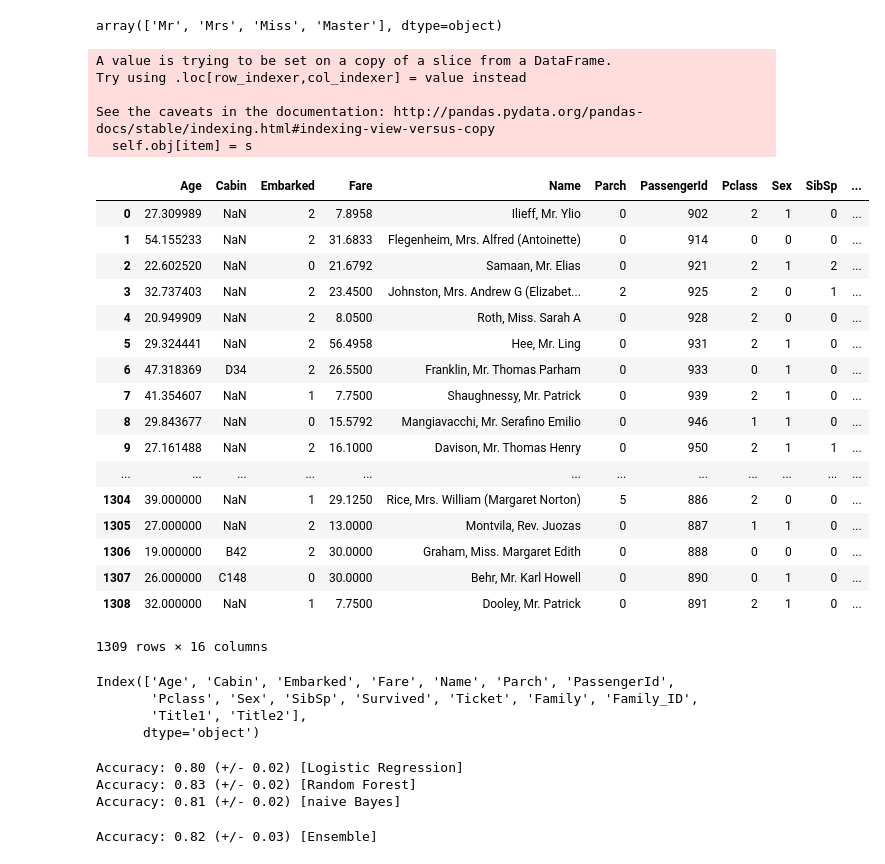
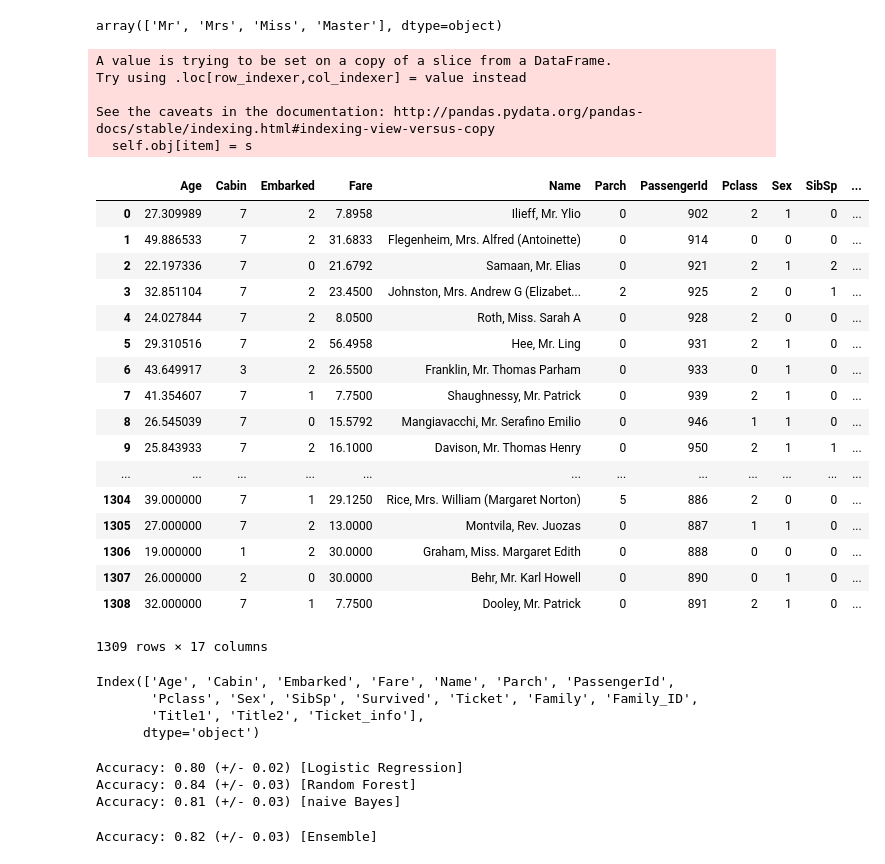
Before and after one commit to davidchiou/titanic_kaggle, a Jupyter notebook: Titanic_own_version.ipynb, the cells around one changed output. Saved outputs shown, nothing was run; the diff lists cells and outputs as text; code cells hidden in the pictures.

```diff
--- a/Titanic_own_version.ipynb
+++ b/Titanic_own_version.ipynb
@@ -160,48 +160,54 @@ array(['Mr', 'Mrs', 'Miss', 'Master'], dtype=object)
 data['Embarked'] = data['Embarked'].fillna('S')
 # %%
 data['Fare'] = data['Fare'].fillna(data['Fare'].median())
+# %%
+data['Ticket_info'] = data['Ticket'].apply(lambda x : x.replace(".","").replace("/","").strip().split(' ')[0] if not x.isdigit() else 'X')
+# %%
+data["Cabin"] = data['Cabin'].apply(lambda x : str(x)[0] if not pd.isnull(x) else 'NoCabin')
 # %%
 data['Sex'] = data['Sex'].astype('category').cat.codes
 data['Embarked'] = data['Embarked'].astype('category').cat.codes
 data['Pclass'] = data['Pclass'].astype('category').cat.codes
 data['Title2'] = data['Title2'].astype('category').cat.codes
 data['Title1'] = data['Title1'].astype('category').cat.codes
+data['Cabin'] = data['Cabin'].astype('category').cat.codes
+data['Ticket_info'] = data['Ticket_info'].astype('category').cat.codes
 # %%
 dataAgeNull = data[data["Age"].isnull()]
 dataAgeNotNull = data[data["Age"].notnull()]
 from sklearn.ensemble import RandomForestRegressor
-ageColumns = ['Embarked', 'Fare', 'Pclass', 'Sex', 'Family', 'Title1','Title2', 'SibSp', 'Parch']
+ageColumns = ['Embarked', 'Fare', 'Pclass', 'Sex', 'Family', 'Title1','Title2', 'SibSp', 'Parch', 'Cabin', 'Ticket_info']
 clf = RandomForestRegressor(n_estimators=2000,random_state=42)
 clf.fit(dataAgeNotNull[ageColumns], dataAgeNotNull['Age'])
 ageNullValues = clf.predict(dataAgeNull[ageColumns])
 dataAgeNull.loc[:,"Age"] = ageNullValues
 data = dataAgeNull.append(dataAgeNotNull)
 data.reset_index(inplace=True, drop=True)
 data
 # %% [output]
 A value is trying to be set on a copy of a slice from a DataFrame.
 Try using .loc[row_indexer,col_indexer] = value instead
 
 See the caveats in the documentation: http://pandas.pydata.org/pandas-docs/stable/indexing.html#indexing-view-versus-copy
   self.obj[item] = s
 |  | Age | Cabin | Embarked | Fare | Name | Parch | PassengerId | Pclass | Sex | SibSp | ... |
-| 0 | 27.309989 | NaN | 2 | 7.8958 | Ilieff, Mr. Ylio | 0 | 902 | 2 | 1 | 0 | ... |
-| 1 | 54.155233 | NaN | 2 | 31.6833 | Flegenheim, Mrs. Alfred (Antoinette) | 0 | 914 | 0 | 0 | 0 | ... |
-| 2 | 22.602520 | NaN | 0 | 21.6792 | Samaan, Mr. Elias | 0 | 921 | 2 | 1 | 2 | ... |
-| 3 | 32.737403 | NaN | 2 | 23.4500 | Johnston, Mrs. Andrew G (Elizabet... | 2 | 925 | 2 | 0 | 1 | ... |
-| 4 | 20.949909 | NaN | 2 | 8.0500 | Roth, Miss. Sarah A | 0 | 928 | 2 | 0 | 0 | ... |
-| 5 | 29.324441 | NaN | 2 | 56.4958 | Hee, Mr. Ling | 0 | 931 | 2 | 1 | 0 | ... |
-| 6 | 47.318369 | D34 | 2 | 26.5500 | Franklin, Mr. Thomas Parham | 0 | 933 | 0 | 1 | 0 | ... |
-| 7 | 41.354607 | NaN | 1 | 7.7500 | Shaughnessy, Mr. Patrick | 0 | 939 | 2 | 1 | 0 | ... |
-| 8 | 29.843677 | NaN | 0 | 15.5792 | Mangiavacchi, Mr. Serafino Emilio | 0 | 946 | 1 | 1 | 0 | ... |
-| 9 | 27.161488 | NaN | 2 | 16.1000 | Davison, Mr. Thomas Henry | 0 | 950 | 2 | 1 | 1 | ... |
+| 0 | 27.309989 | 7 | 2 | 7.8958 | Ilieff, Mr. Ylio | 0 | 902 | 2 | 1 | 0 | ... |
+| 1 | 49.886533 | 7 | 2 | 31.6833 | Flegenheim, Mrs. Alfred (Antoinette) | 0 | 914 | 0 | 0 | 0 | ... |
+| 2 | 22.197336 | 7 | 0 | 21.6792 | Samaan, Mr. Elias | 0 | 921 | 2 | 1 | 2 | ... |
+| 3 | 32.851104 | 7 | 2 | 23.4500 | Johnston, Mrs. Andrew G (Elizabet... | 2 | 925 | 2 | 0 | 1 | ... |
+| 4 | 24.027844 | 7 | 2 | 8.0500 | Roth, Miss. Sarah A | 0 | 928 | 2 | 0 | 0 | ... |
+| 5 | 29.310516 | 7 | 2 | 56.4958 | Hee, Mr. Ling | 0 | 931 | 2 | 1 | 0 | ... |
+| 6 | 43.649917 | 3 | 2 | 26.5500 | Franklin, Mr. Thomas Parham | 0 | 933 | 0 | 1 | 0 | ... |
+| 7 | 41.354607 | 7 | 1 | 7.7500 | Shaughnessy, Mr. Patrick | 0 | 939 | 2 | 1 | 0 | ... |
+| 8 | 26.545039 | 7 | 0 | 15.5792 | Mangiavacchi, Mr. Serafino Emilio | 0 | 946 | 1 | 1 | 0 | ... |
+| 9 | 25.843933 | 7 | 2 | 16.1000 | Davison, Mr. Thomas Henry | 0 | 950 | 2 | 1 | 1 | ... |
 | ... | ... | ... | ... | ... | ... | ... | ... | ... | ... | ... | ... |
-| 1304 | 39.000000 | NaN | 1 | 29.1250 | Rice, Mrs. William (Margaret Norton) | 5 | 886 | 2 | 0 | 0 | ... |
-| 1305 | 27.000000 | NaN | 2 | 13.0000 | Montvila, Rev. Juozas | 0 | 887 | 1 | 1 | 0 | ... |
-| 1306 | 19.000000 | B42 | 2 | 30.0000 | Graham, Miss. Margaret Edith | 0 | 888 | 0 | 0 | 0 | ... |
-| 1307 | 26.000000 | C148 | 0 | 30.0000 | Behr, Mr. Karl Howell | 0 | 890 | 0 | 1 | 0 | ... |
-| 1308 | 32.000000 | NaN | 1 | 7.7500 | Dooley, Mr. Patrick | 0 | 891 | 2 | 1 | 0 | ... |
+| 1304 | 39.000000 | 7 | 1 | 29.1250 | Rice, Mrs. William (Margaret Norton) | 5 | 886 | 2 | 0 | 0 | ... |
+| 1305 | 27.000000 | 7 | 2 | 13.0000 | Montvila, Rev. Juozas | 0 | 887 | 1 | 1 | 0 | ... |
+| 1306 | 19.000000 | 1 | 2 | 30.0000 | Graham, Miss. Margaret Edith | 0 | 888 | 0 | 0 | 0 | ... |
+| 1307 | 26.000000 | 2 | 0 | 30.0000 | Behr, Mr. Karl Howell | 0 | 890 | 0 | 1 | 0 | ... |
+| 1308 | 32.000000 | 7 | 1 | 7.7500 | Dooley, Mr. Patrick | 0 | 891 | 2 | 1 | 0 | ... |
-1309 rows × 16 columns
+1309 rows × 17 columns
 # %%
 dataTrain = data[pd.notnull(data['Survived'])].sort_values(by=["PassengerId"])
 dataTest = data[~pd.notnull(data['Survived'])].sort_values(by=["PassengerId"])
@@ -210,6 +216,6 @@ dataTrain.columns
 # %% [output]
 Index(['Age', 'Cabin', 'Embarked', 'Fare', 'Name', 'Parch', 'PassengerId',
        'Pclass', 'Sex', 'SibSp', 'Survived', 'Ticket', 'Family', 'Family_ID',
-       'Title1', 'Title2'],
+       'Title1', 'Title2', 'Ticket_info'],
       dtype='object')
 # %%
@@ -229,7 +235,7 @@ gnb = GaussianNB()
 gnb.fit(dataTrain.iloc[:, 1:], dataTrain.iloc[:, 0])
 
 from sklearn.ensemble import VotingClassifier
-model = VotingClassifier(estimators=[('lr',lr),('rf',rf),('gnb',gnb)], voting='hard')
+model = VotingClassifier(estimators=[('lr',lr),('rf',rf),('gnb',gnb)], voting='soft')
 model.fit(dataTrain.iloc[:, 1:], dataTrain.iloc[:, 0])
 
 from sklearn.model_selection import cross_val_score
@@ -238,7 +244,7 @@ for clf, label in zip([lr, rf, gnb, model], ['Logistic Regression', 'Random Fore
     print("Accuracy: %0.2f (+/- %0.2f) [%s]" % (scores.mean(), scores.std(), label))
 # %% [output]
 Accuracy: 0.80 (+/- 0.02) [Logistic Regression]
-Accuracy: 0.83 (+/- 0.02) [Random Forest]
-Accuracy: 0.81 (+/- 0.02) [naive Bayes]
+Accuracy: 0.84 (+/- 0.03) [Random Forest]
+Accuracy: 0.81 (+/- 0.03) [naive Bayes]
 Accuracy: 0.82 (+/- 0.03) [Ensemble]
 # %%
```
Also changed, not shown: parts of 3 cells of this notebook, 5 other files.
